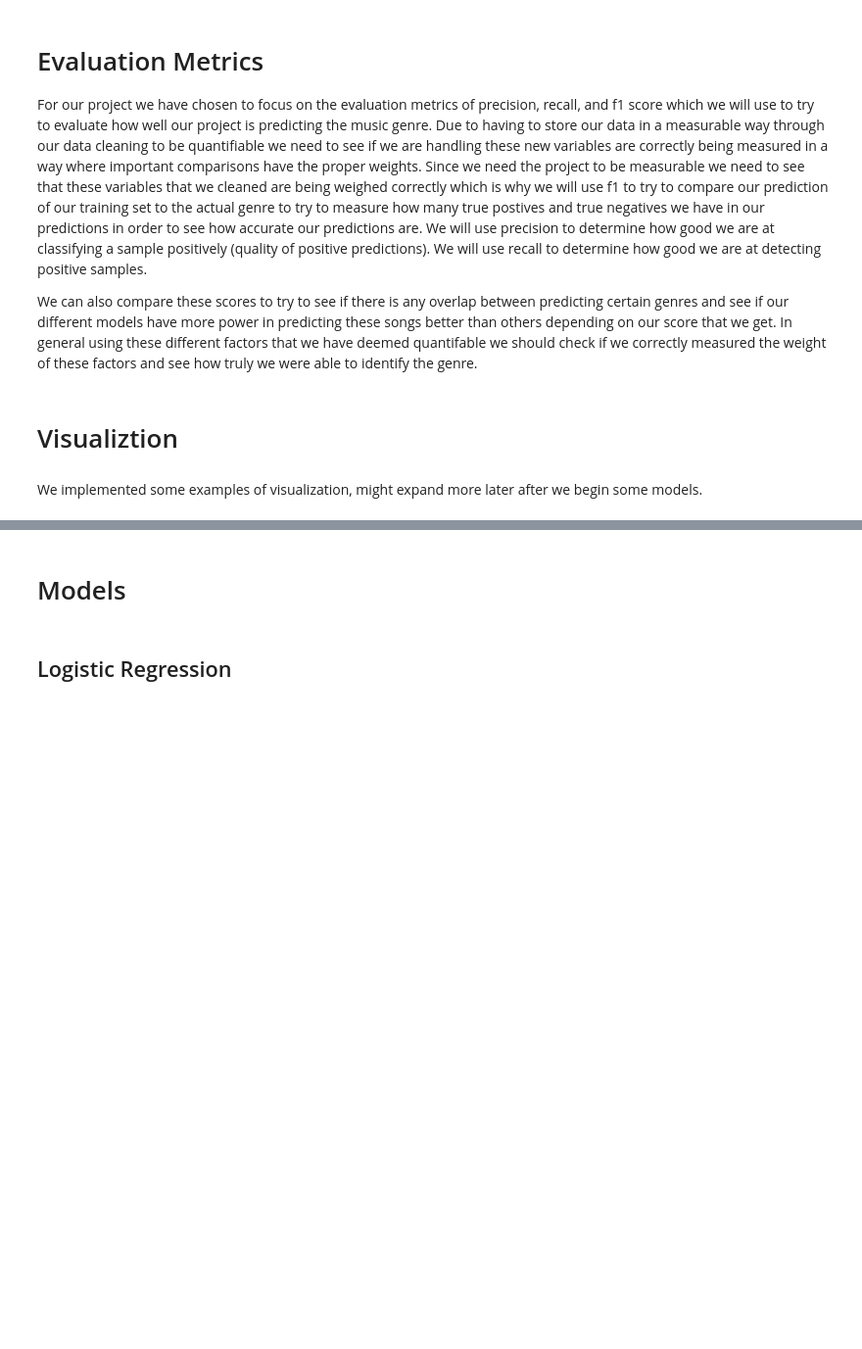
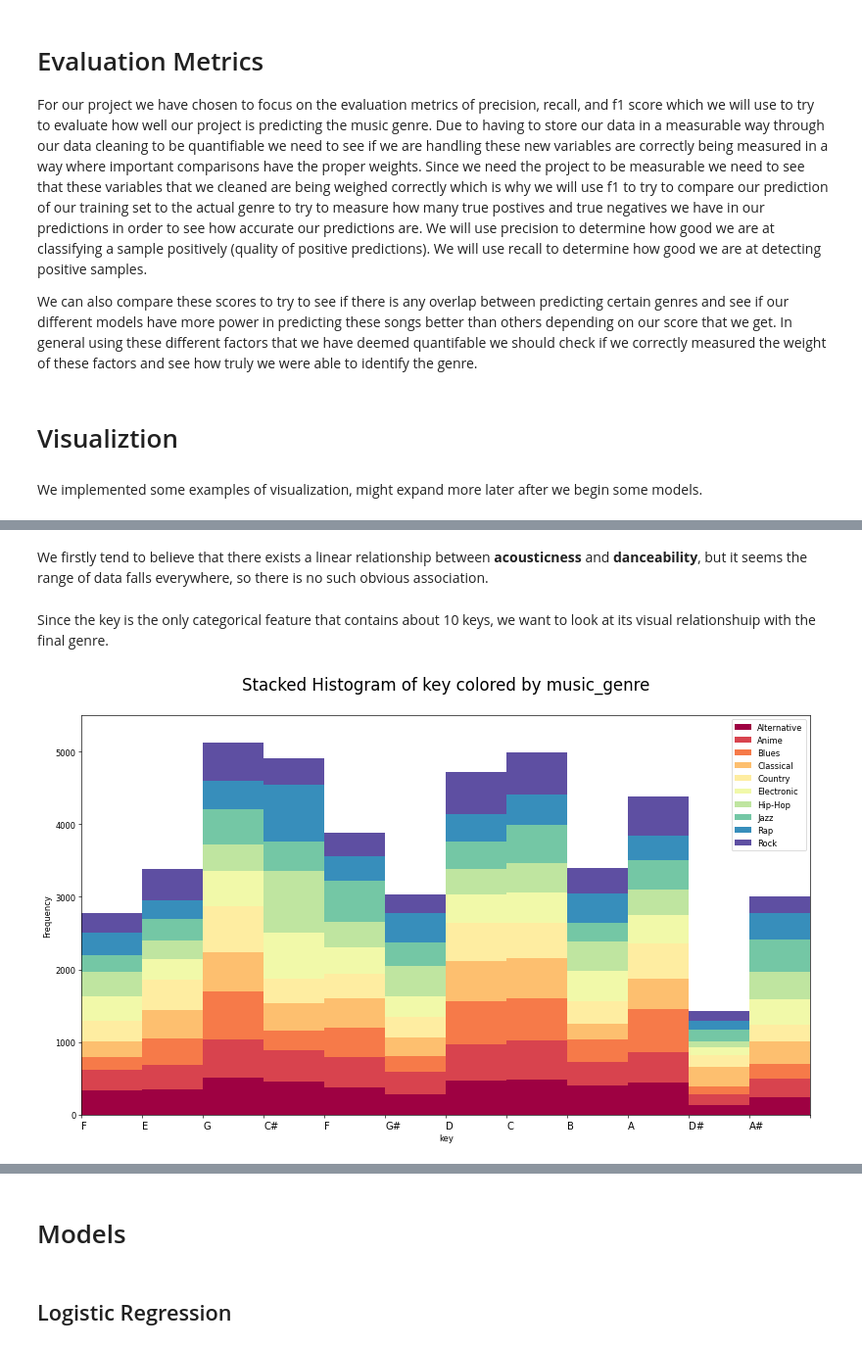
Before and after one commit to COGS118A/Group021-Wi23, a Jupyter notebook: FinalProjectGroup021-Wi23.ipynb, the cells around one changed output, grey strips where cells are left out. Shown: that part at 98% size. Drawn from its saved outputs; the diff is of its cells as text; code cells hidden in the pictures; blank space fills up the shorter version.

```diff
--- a/FinalProjectGroup021-Wi23.ipynb
+++ b/FinalProjectGroup021-Wi23.ipynb
@@ -166,0 +170,23 @@ plt.show()
+# %% [markdown]
+We firstly tend to believe that there exists a linear relationship between **acousticness** and **danceability**, but it seems the range of data falls everywhere, so there is no such obvious association.
+# %% [markdown]
+Since the key is the only categorical feature that contains about 10 keys, we want to look at its visual relationshuip with the final genre.
+# %%
+x_var = 'key'
+groupby_var = 'music_genre'
+df_agg = df.loc[:, [x_var, groupby_var]].groupby(groupby_var)
+vals = [df[x_var].values.tolist() for i, df in df_agg]
+plt.figure(figsize=(16,9), dpi=60)
+colors = [plt.cm.Spectral(i/float(len(vals)-1)) for i in range(len(vals))]
+n, bins, patches = plt.hist(vals, df[x_var].unique().__len__(), stacked=True, density=False, color=colors[:len(vals)])
+# Design
+plt.legend({group:col for group, col in zip(np.unique(df[groupby_var]).tolist(), colors[:len(vals)])})
+plt.title("Stacked Histogram of key colored by music_genre\n", fontsize=20)
+plt.xlabel(x_var)
+plt.ylabel("Frequency")
+plt.xlim(0, 11)
+plt.ylim(0, 5500)
+plt.xticks(ticks=bins, labels='F,E,G,C#,F,G#,D,C,B,A,D#,A#,'.split(','), va='top', ha='left', size=12)
+plt.show()
+# %% [output]
+[figure, added]
```
Also changed, not shown: parts of 18 cells of this notebook.
